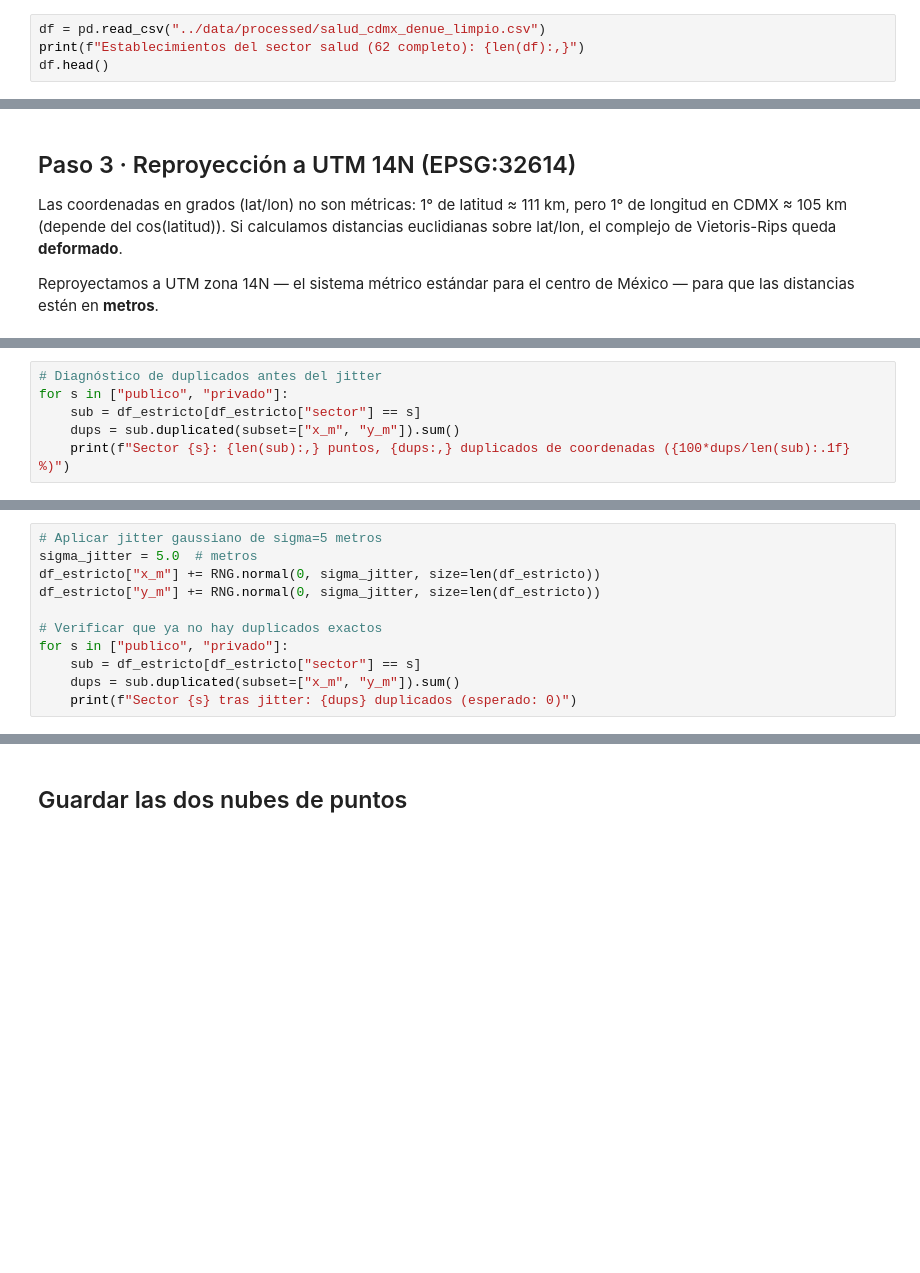
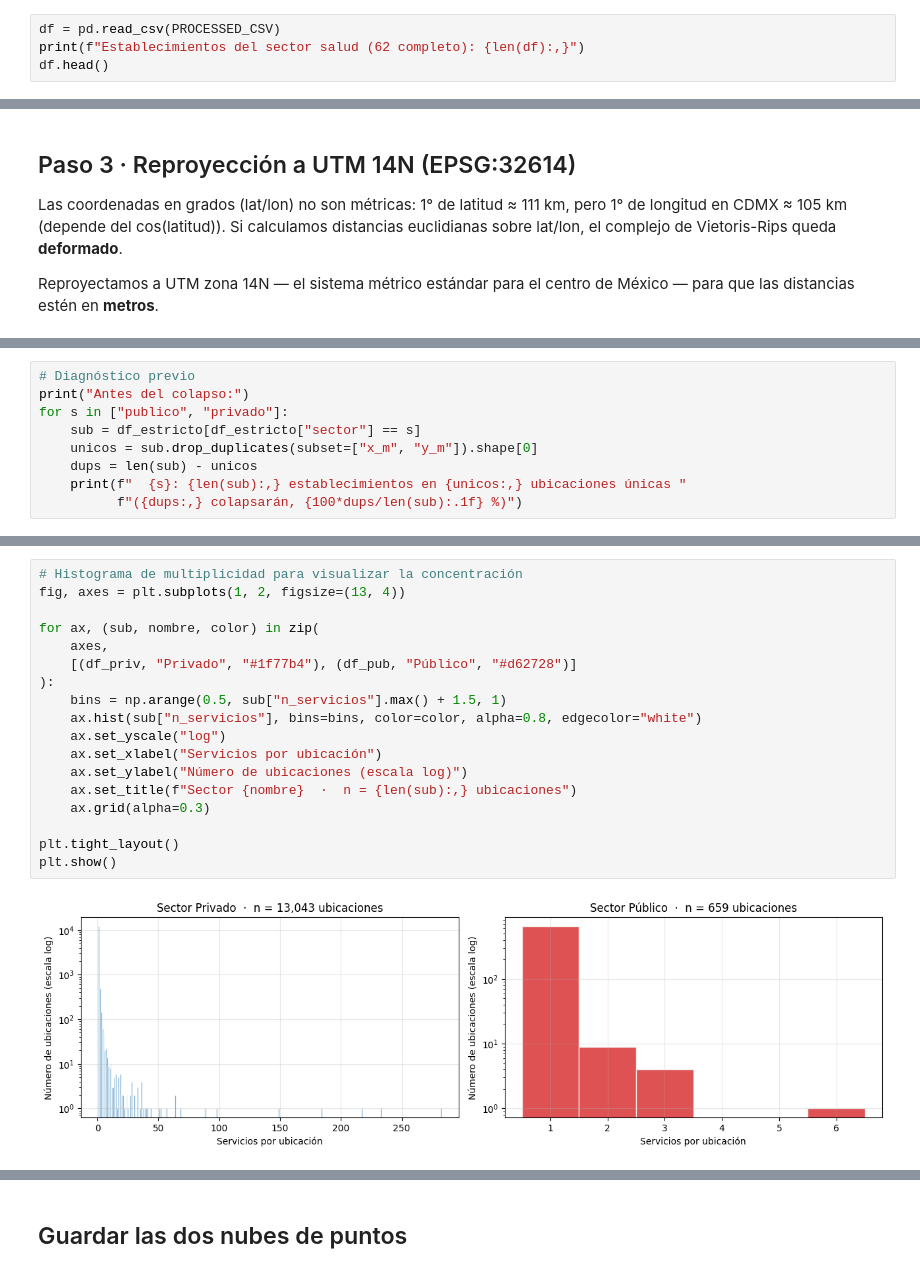
Before and after one commit to vanessabernal/tda-salud-cdmx, a Jupyter notebook: notebooks/02_filtrado_y_split.ipynb, the cells around one changed output, grey strips where cells are left out. Cells and saved outputs as stored; diff of their text form; blank space fills up the shorter version.

```diff
--- a/notebooks/02_filtrado_y_split.ipynb
+++ b/notebooks/02_filtrado_y_split.ipynb
@@ -113,5 +83,5 @@ with zipfile.ZipFile(zip_path, "r") as z:
 # %%
-df = pd.read_csv("../data/processed/salud_cdmx_denue_limpio.csv")
+df = pd.read_csv(PROCESSED_CSV)
 print(f"Establecimientos del sector salud (62 completo): {len(df):,}")
 df.head()
 # %% [output]
@@ -303,7 +291,10 @@ Es común que varios establecimientos compartan la misma (lat, lon): plazas méd
 # %%
-# Diagnóstico de duplicados antes del jitter
+# Diagnóstico previo
+print("Antes del colapso:")
 for s in ["publico", "privado"]:
     sub = df_estricto[df_estricto["sector"] == s]
-    dups = sub.duplicated(subset=["x_m", "y_m"]).sum()
-    print(f"Sector {s}: {len(sub):,} puntos, {dups:,} duplicados de coordenadas ({100*dups/len(sub):.1f} %)")
+    unicos = sub.drop_duplicates(subset=["x_m", "y_m"]).shape[0]
+    dups = len(sub) - unicos
+    print(f"  {s}: {len(sub):,} establecimientos en {unicos:,} ubicaciones únicas "
+          f"({dups:,} colapsarán, {100*dups/len(sub):.1f} %)")
 # %% [output]
@@ -312,11 +303,0 @@ Sector privado: 7,365 puntos, 3,097 duplicados de coordenadas (42.1 %)
-# %%
-# Aplicar jitter gaussiano de sigma=5 metros
-sigma_jitter = 5.0  # metros
-df_estricto["x_m"] += RNG.normal(0, sigma_jitter, size=len(df_estricto))
-df_estricto["y_m"] += RNG.normal(0, sigma_jitter, size=len(df_estricto))
-
-# Verificar que ya no hay duplicados exactos
-for s in ["publico", "privado"]:
-    sub = df_estricto[df_estricto["sector"] == s]
-    dups = sub.duplicated(subset=["x_m", "y_m"]).sum()
-    print(f"Sector {s} tras jitter: {dups} duplicados (esperado: 0)")
@@ -326,3 +377,23 @@ Sector privado tras jitter: 0 duplicados (esperado: 0)
+# %%
+# Histograma de multiplicidad para visualizar la concentración
+fig, axes = plt.subplots(1, 2, figsize=(13, 4))
+
+for ax, (sub, nombre, color) in zip(
+    axes,
+    [(df_priv, "Privado", "#1f77b4"), (df_pub, "Público", "#d62728")]
+):
+    bins = np.arange(0.5, sub["n_servicios"].max() + 1.5, 1)
+    ax.hist(sub["n_servicios"], bins=bins, color=color, alpha=0.8, edgecolor="white")
+    ax.set_yscale("log")
+    ax.set_xlabel("Servicios por ubicación")
+    ax.set_ylabel("Número de ubicaciones (escala log)")
+    ax.set_title(f"Sector {nombre}  ·  n = {len(sub):,} ubicaciones")
+    ax.grid(alpha=0.3)
+
+plt.tight_layout()
+plt.show()
+# %% [output]
+[figure, added]
 # %% [markdown]
 ## Paso 5 · Outliers geográficos
 
```
Also changed, not shown: parts of 29 cells of this notebook, 2 other files.
